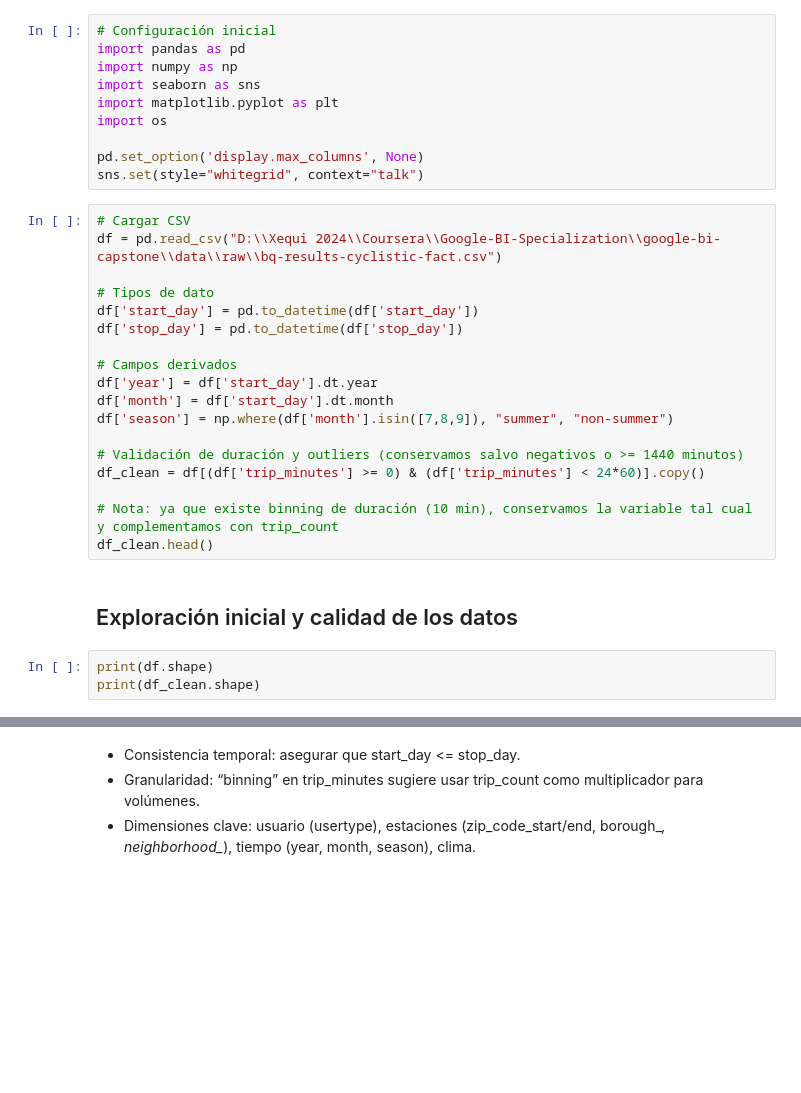
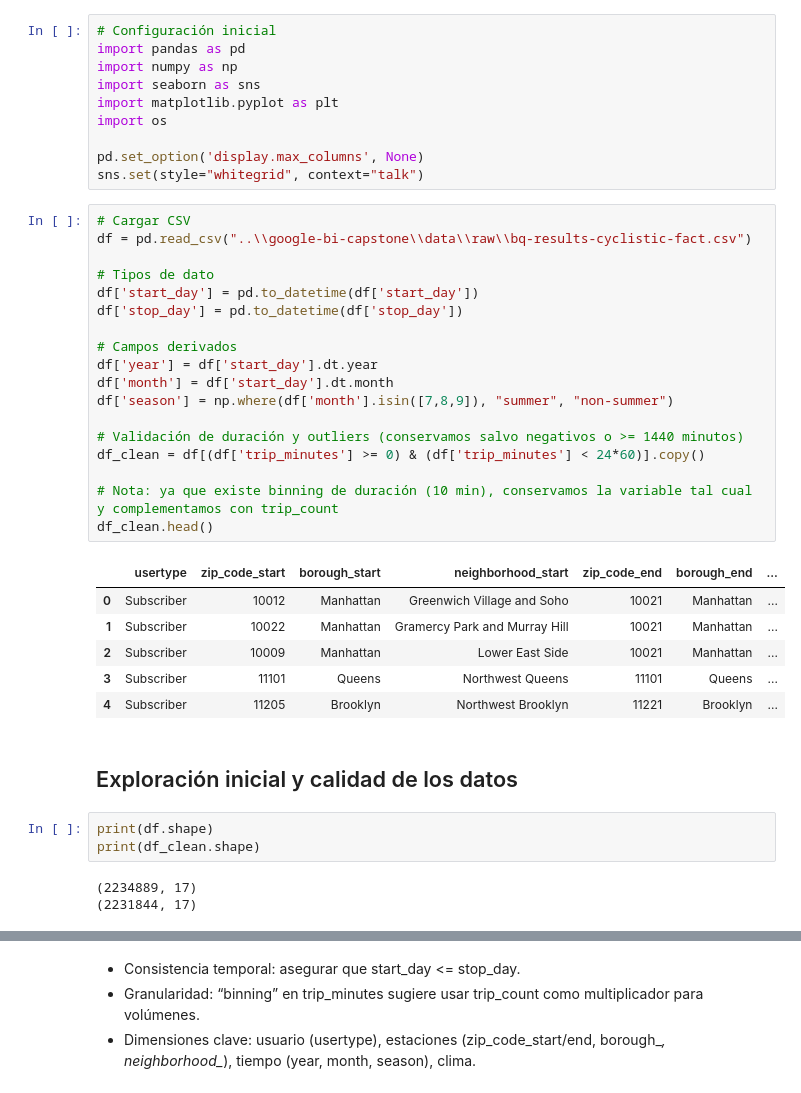
Before and after one commit to Dexecas05/google-bi-capstone, a Jupyter notebook: notebooks/exploratory-analysis.ipynb, the cells around one changed output, grey strips where cells are left out. Cells and saved outputs as stored; diff of their text form; blank space fills up the shorter version.

```diff
--- a/notebooks/exploratory-analysis.ipynb
+++ b/notebooks/exploratory-analysis.ipynb
@@ -12,27 +12,37 @@ pd.set_option('display.max_columns', None)
 sns.set(style="whitegrid", context="talk")
 # %%
 # Cargar CSV
-df = pd.read_csv("D:\\Xequi 2024\\Coursera\\Google-BI-Specialization\\google-bi-capstone\\data\\raw\\bq-results-cyclistic-fact.csv")
+df = pd.read_csv("..\\google-bi-capstone\\data\\raw\\bq-results-cyclistic-fact.csv")
 
 # Tipos de dato
 df['start_day'] = pd.to_datetime(df['start_day'])
 df['stop_day'] = pd.to_datetime(df['stop_day'])
 
 # Campos derivados
 df['year'] = df['start_day'].dt.year
 df['month'] = df['start_day'].dt.month
 df['season'] = np.where(df['month'].isin([7,8,9]), "summer", "non-summer")
 
 # Validación de duración y outliers (conservamos salvo negativos o >= 1440 minutos)
 df_clean = df[(df['trip_minutes'] >= 0) & (df['trip_minutes'] < 24*60)].copy()
 
 # Nota: ya que existe binning de duración (10 min), conservamos la variable tal cual y complementamos con trip_count
 df_clean.head()
+# %% [output]
+|  | usertype | zip_code_start | borough_start | neighborhood_start | zip_code_end | borough_end | ... |
+| 0 | Subscriber | 10012 | Manhattan | Greenwich Village and Soho | 10021 | Manhattan | ... |
+| 1 | Subscriber | 10022 | Manhattan | Gramercy Park and Murray Hill | 10021 | Manhattan | ... |
+| 2 | Subscriber | 10009 | Manhattan | Lower East Side | 10021 | Manhattan | ... |
+| 3 | Subscriber | 11101 | Queens | Northwest Queens | 11101 | Queens | ... |
+| 4 | Subscriber | 11205 | Brooklyn | Northwest Brooklyn | 11221 | Brooklyn | ... |
 # %% [markdown]
 ## Exploración inicial y calidad de los datos
 # %%
 print(df.shape)
 print(df_clean.shape)
+# %% [output]
+(2234889, 17)
+(2231844, 17)
 # %%
 # Estructura
 print(df_clean.shape)
```
Also changed, not shown: parts of 13 cells of this notebook, 4 other files.
